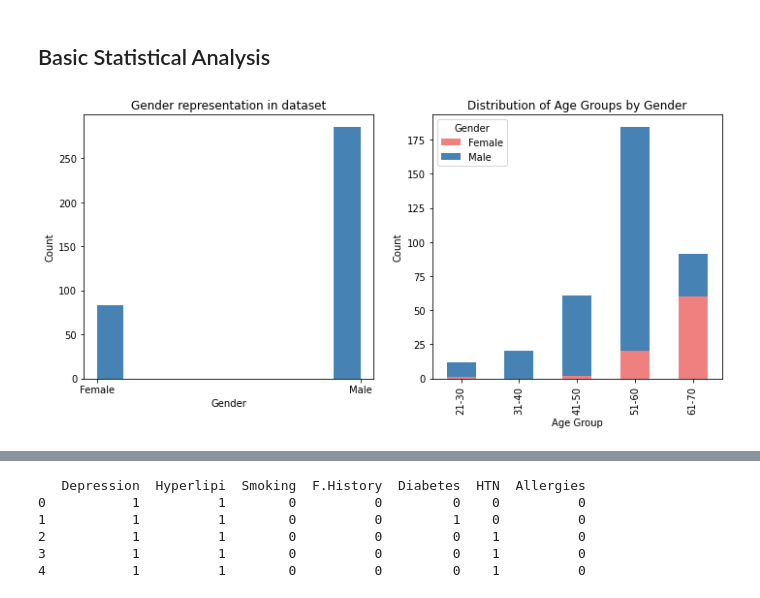
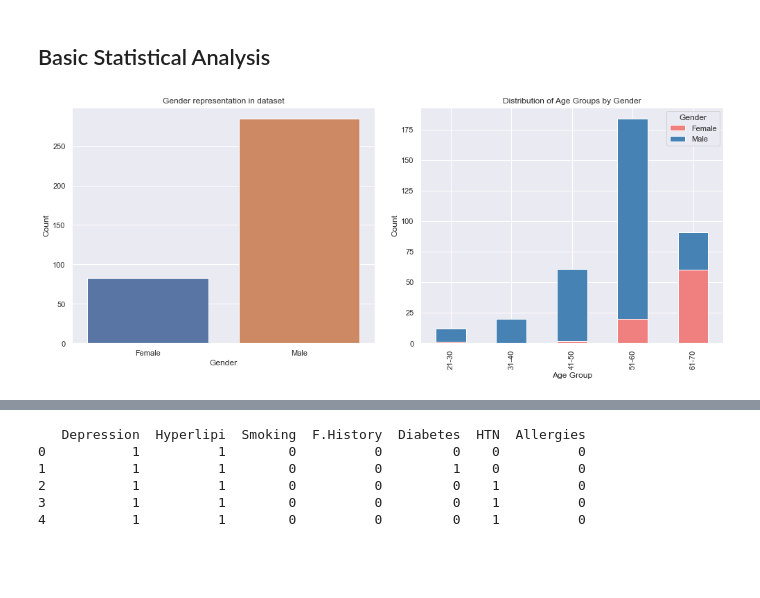
Before and after one commit to GBala-PrptlStdnt/-UCDPA_GregBala-, a Jupyter notebook: Predicting Heart Failure - Term project.ipynb, the cells around one changed output, grey strips where cells are left out. Saved outputs shown, nothing was run; the diff lists cells and outputs as text; code cells hidden in the pictures; blank space fills up the shorter version.

Commit message:
More data analysis

```diff
--- a/Predicting Heart Failure - Term project.ipynb
+++ b/Predicting Heart Failure - Term project.ipynb
@@ -388,26 +388,27 @@ Use ReGex to search column containing free-form string data on established diagn
 # %%
 #Barchart showing breakdown of data by: Gender, and Age Group subgroup and gender
 
-fig, (ax0, ax1) = plt.subplots(nrows=1, ncols=2, figsize=(10,5))
+fig, (ax0, ax1) = plt.subplots(nrows=1, ncols=2, figsize=(14,6))
 
-ax0.hist(HFdf["Gender"], color="steelblue")
+sns.countplot(data=HFdf, x="Gender", ax=ax0)
 ax0.set_xlabel("Gender")
 ax0.set_ylabel("Count")
 ax0.set_title("Gender representation in dataset")
 
 age_group_order = ["21-30", "31-40", "41-50", "51-60", "61-70"]
 grouped = HFdf.groupby(["Age.Group", "Gender"])
 counts = grouped.size().unstack()
 colours = ["lightcoral", "steelblue"]
 
 counts.plot(kind="bar", stacked=True, color=colours, ax=ax1)
 plt.xlabel("Age Group")
 plt.ylabel("Count")
 plt.title("Distribution of Age Groups by Gender")
+
 plt.tight_layout(h_pad=2.0, w_pad=2.0)
 plt.show()
 # %% [output]
-[figure, old version]
+[figure, new version]
 # %%
 #Boxplot and stripplot showing breakdown of dataset for mortality by: Gender and Age
 
```
Also changed, not shown: parts of 18 cells of this notebook.
